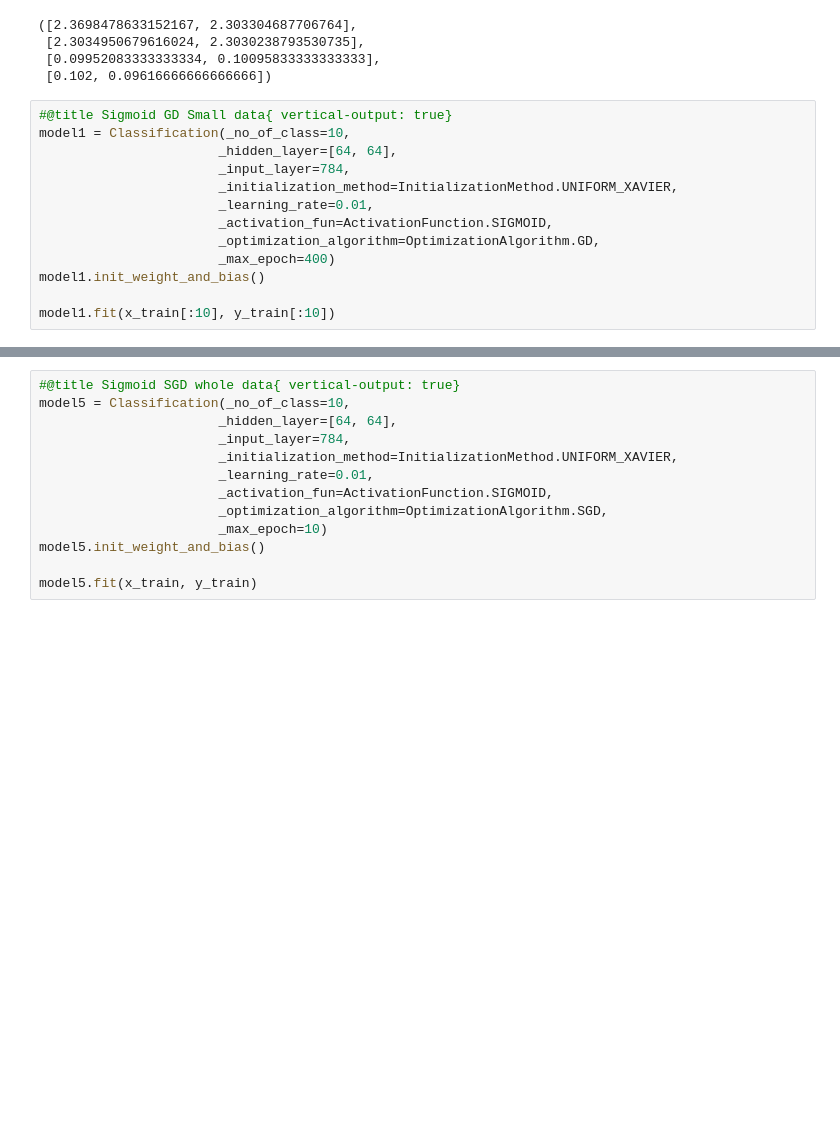
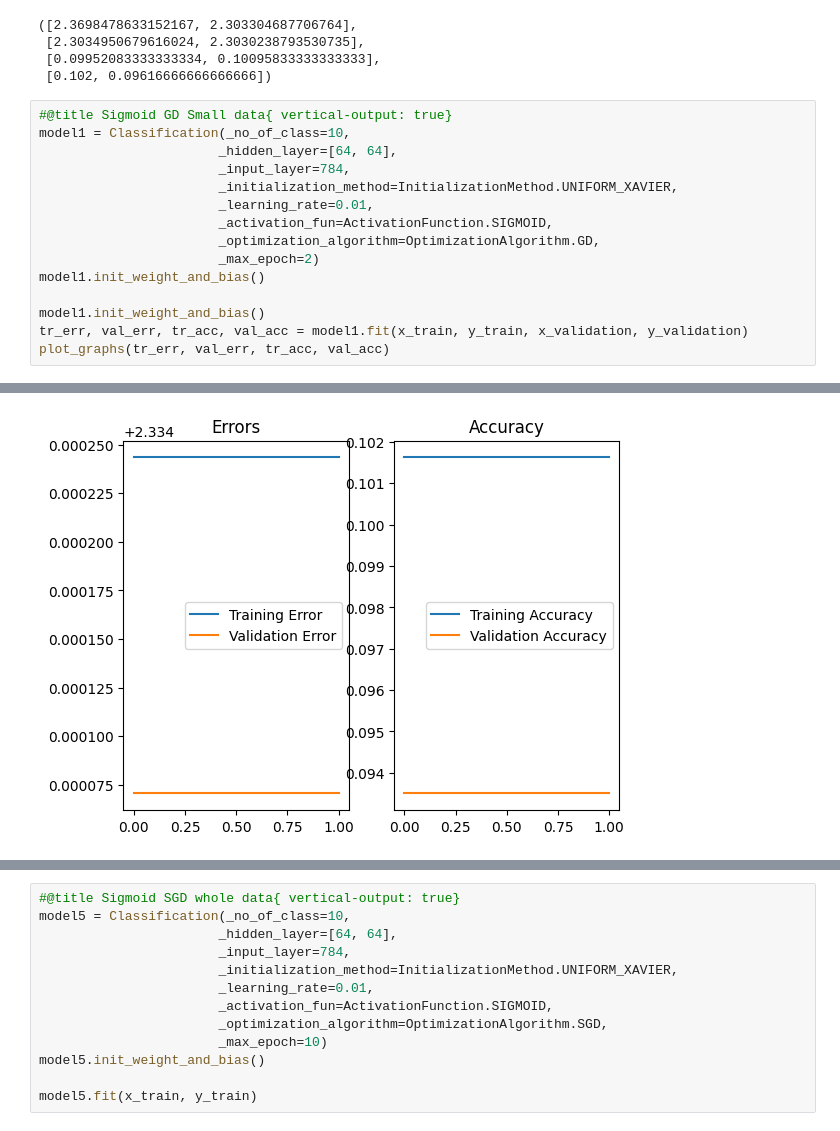
Before and after one commit to madhes23/CS6910_Assignment_1, a Jupyter notebook: MNIST.ipynb, the cells around one changed output, grey strips where cells are left out. Saved outputs shown, nothing was run; the diff lists cells and outputs as text; blank space fills up the shorter version.

```diff
--- a/MNIST.ipynb
+++ b/MNIST.ipynb
@@ -797,7 +699,10 @@ model1 = Classification(_no_of_class=10,
                        _learning_rate=0.01,
                        _activation_fun=ActivationFunction.SIGMOID,
                        _optimization_algorithm=OptimizationAlgorithm.GD,
-                       _max_epoch=400)
+                       _max_epoch=2)
 model1.init_weight_and_bias()
 
-model1.fit(x_train[:10], y_train[:10])
+model1.init_weight_and_bias()
+tr_err, val_err, tr_acc, val_acc = model1.fit(x_train, y_train, x_validation, y_validation)
+plot_graphs(tr_err, val_err, tr_acc, val_acc)
+# %% [output]
@@ -804,3 +711,4 @@ model1.fit(x_train[:10], y_train[:10])
+[figure, added]
 # %%
 #@title Sigmoid Momentum Whole data{vertical-output:true}
 model3 = Classification(_no_of_class=10,
```
Also changed, not shown: parts of 14 cells of this notebook.
